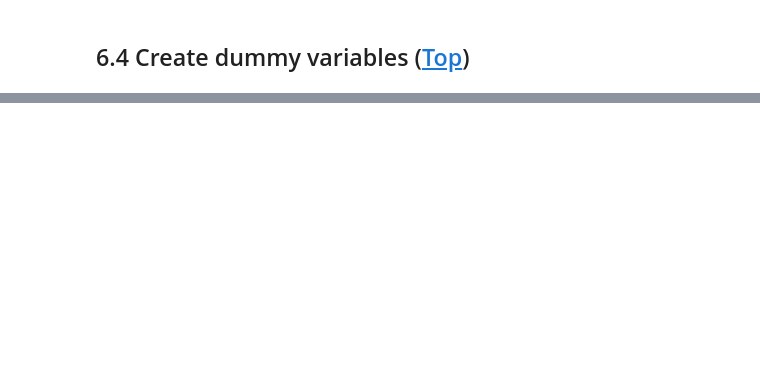
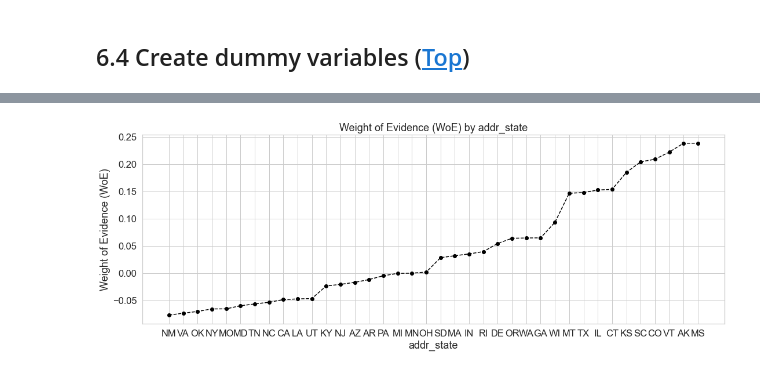
Before and after one commit to ai-portfolio/credit_risk_modeling, a Jupyter notebook: lib/notebooks/1.0_credit_risk_modeling_eda_ng.ipynb, the cells around one changed output, grey strips where cells are left out. Cells and saved outputs as stored; diff of their text form; code cells hidden in the pictures; blank space fills up the shorter version.

```diff
--- a/lib/notebooks/1.0_credit_risk_modeling_eda_ng.ipynb
+++ b/lib/notebooks/1.0_credit_risk_modeling_eda_ng.ipynb
@@ -857,0 +944,8 @@ df_inputs_preproc['home ownership: RENT_OTHER_NONE_ANY'] = sum([df_inputs_prepro
+# %%
+# NOTES
+# Given the few n_obs of the first three states (plus the 2 previously dropped), it makes sense to group them
+# The last 4 states can also be grouped (with the previously dropped top 2 states) due to their similarly few observations
+# Visualize the weight of evidence of address state without the these states
+plot_by_woe(df_temp.iloc[6: -6, :])
+# %% [output]
+[figure, added]
```
Also changed, not shown: parts of 21 cells of this notebook.
